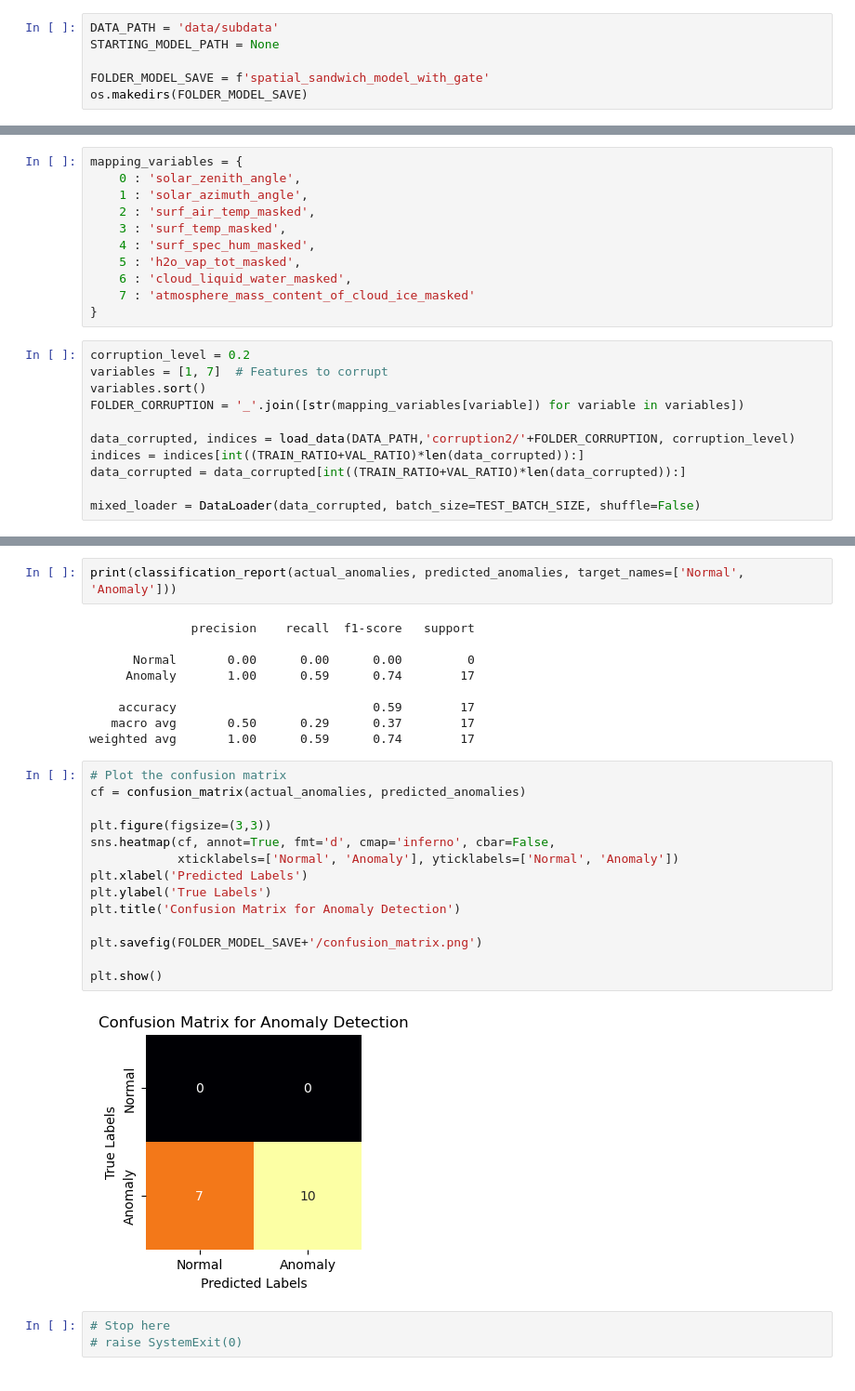
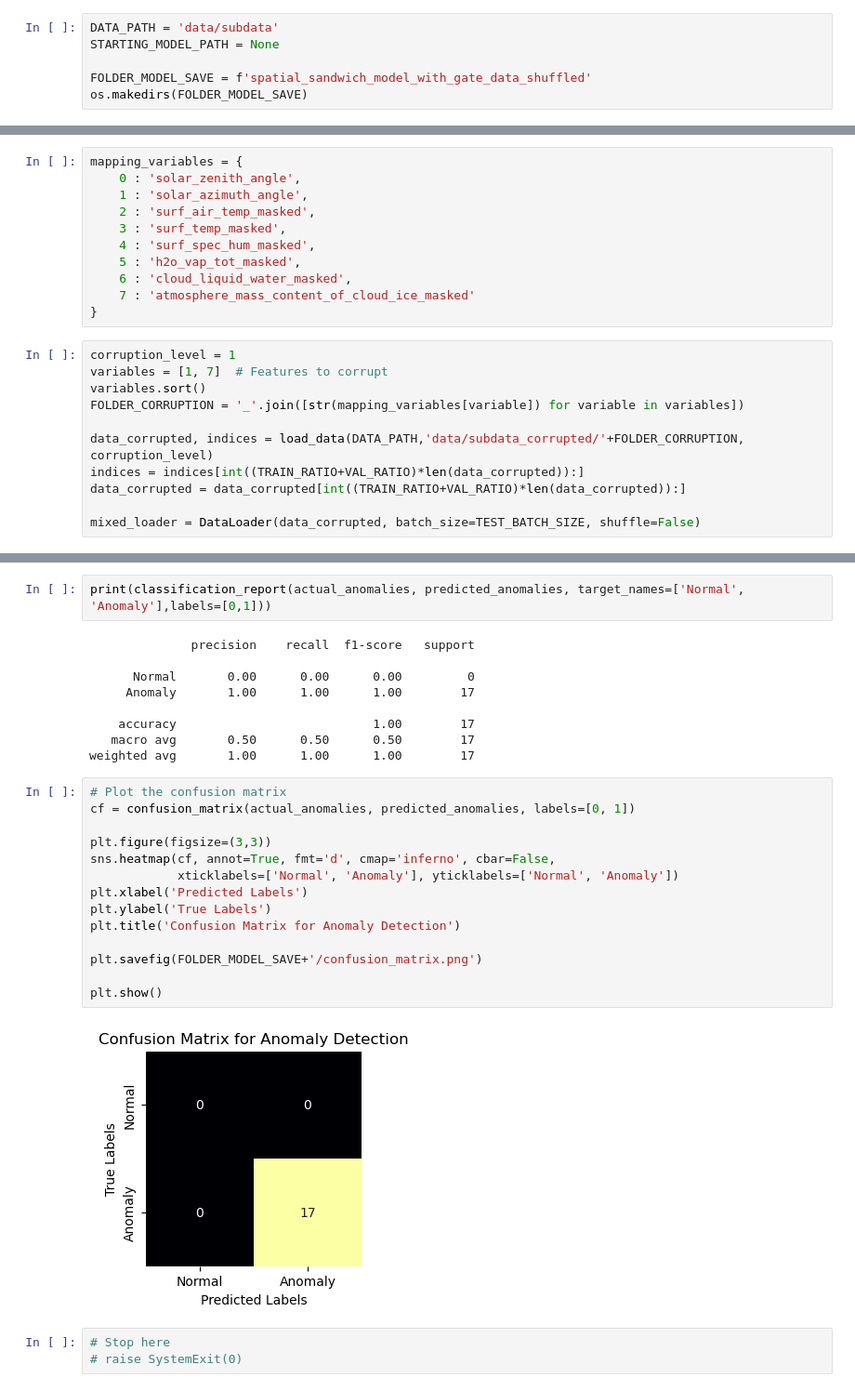
Before and after one commit to Robertogiordano/anomaly_detection_on_time_series_graph, a Jupyter notebook: new_implementation.ipynb, the cells around one changed output, grey strips where cells are left out. Shown at 93% size. Cells and saved outputs as stored; diff of their text form.

Commit message:
data shuffled spatial sandwich

```diff
--- a/new_implementation.ipynb
+++ b/new_implementation.ipynb
@@ -30,7 +30,7 @@ device = torch.device('cuda' if torch.cuda.is_available() else 'cpu')
 DATA_PATH = 'data/subdata'
 STARTING_MODEL_PATH = None
 
-FOLDER_MODEL_SAVE = f'spatial_sandwich_model_with_gate'
+FOLDER_MODEL_SAVE = f'spatial_sandwich_model_with_gate_data_shuffled'
 os.makedirs(FOLDER_MODEL_SAVE)
 # %% [markdown]
 # Model
@@ -511,12 +520,12 @@ mapping_variables = {
     7 : 'atmosphere_mass_content_of_cloud_ice_masked'
 }
 # %%
-corruption_level = 0.2
+corruption_level = 1
 variables = [1, 7]  # Features to corrupt
 variables.sort()
 FOLDER_CORRUPTION = '_'.join([str(mapping_variables[variable]) for variable in variables])
 
-data_corrupted, indices = load_data(DATA_PATH,'corruption2/'+FOLDER_CORRUPTION, corruption_level)
+data_corrupted, indices = load_data(DATA_PATH,'data/subdata_corrupted/'+FOLDER_CORRUPTION, corruption_level)
 indices = indices[int((TRAIN_RATIO+VAL_RATIO)*len(data_corrupted)):]
 data_corrupted = data_corrupted[int((TRAIN_RATIO+VAL_RATIO)*len(data_corrupted)):]
 
@@ -595,30 +604,30 @@ F1 Score: 0.7407407407407407
 # %%
-print(classification_report(actual_anomalies, predicted_anomalies, target_names=['Normal', 'Anomaly']))
+print(classification_report(actual_anomalies, predicted_anomalies, target_names=['Normal', 'Anomaly'],labels=[0,1]))
 # %% [output]
               precision    recall  f1-score   support
 
       Normal       0.00      0.00      0.00         0
-     Anomaly       1.00      0.59      0.74        17
+     Anomaly       1.00      1.00      1.00        17
 
-    accuracy                           0.59        17
-   macro avg       0.50      0.29      0.37        17
-weighted avg       1.00      0.59      0.74        17
+    accuracy                           1.00        17
+   macro avg       0.50      0.50      0.50        17
+weighted avg       1.00      1.00      1.00        17
 # %%
 # Plot the confusion matrix
-cf = confusion_matrix(actual_anomalies, predicted_anomalies)
+cf = confusion_matrix(actual_anomalies, predicted_anomalies, labels=[0, 1])
 
 plt.figure(figsize=(3,3))
 sns.heatmap(cf, annot=True, fmt='d', cmap='inferno', cbar=False,
             xticklabels=['Normal', 'Anomaly'], yticklabels=['Normal', 'Anomaly'])
 plt.xlabel('Predicted Labels')
 plt.ylabel('True Labels')
 plt.title('Confusion Matrix for Anomaly Detection')
 
 plt.savefig(FOLDER_MODEL_SAVE+'/confusion_matrix.png')
 
 plt.show()
 # %% [output]
-[figure, old version]
+[figure, new version]
 # %%
 # Stop here
 # raise SystemExit(0)
```
Also changed, not shown: parts of 22 cells of this notebook, 14 other files.
